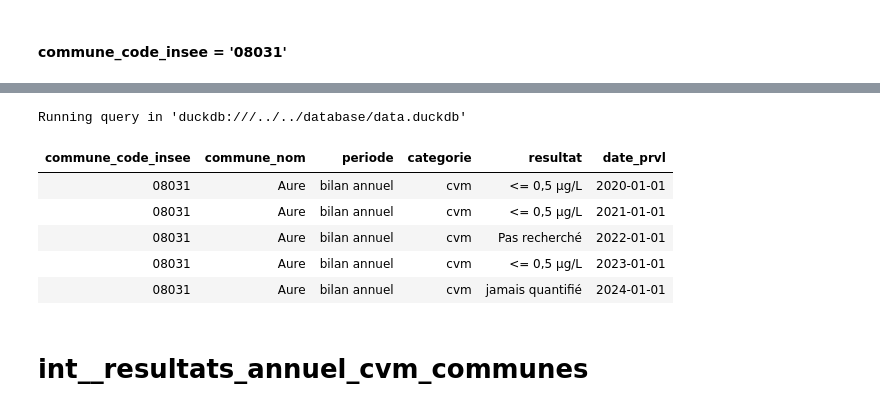
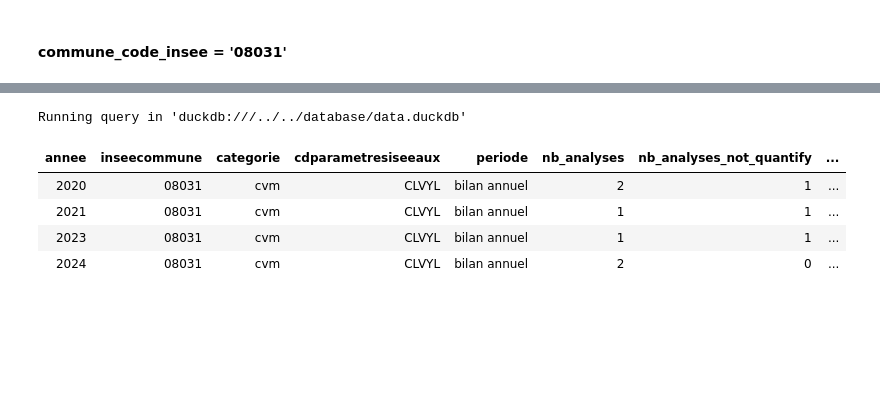
Before and after one commit to dataforgoodfr/13_pollution_eau, a Jupyter notebook: analytics/notebooks/cvm_calcul_conformite_par_commune-MAJ.ipynb, the cells around one changed output, grey strips where cells are left out. Cells and saved outputs as stored; diff of their text form; code cells hidden in the pictures; blank space fills up the shorter version.

```diff
--- a/analytics/notebooks/cvm_calcul_conformite_par_commune-MAJ.ipynb
+++ b/analytics/notebooks/cvm_calcul_conformite_par_commune-MAJ.ipynb
@@ -566,23 +580,20 @@ Running query in 'duckdb:///../../database/data.duckdb'
 | 00800105054 | CLVYL | 0.800 | <=0.5 µg/L | 2024 | 0.5 | µg/L | ... |
 | 00800106109 | CLVYL | 0.900 | <=0.5 µg/L | 2024 | 0.5 | µg/L | ... |
 # %%
-%%sql --with resultats_ALL_communes_name
+%%sql --with resultats_cvm
  SELECT
    *
  FROM
-   resultats_ALL_communes_name
+   resultats_cvm
 WHERE
-    commune_code_insee = '08031'
+    inseecommune = '08031'
     AND categorie = 'cvm'
 ORDER BY
-    date_prvl
+    annee
 # %% [output]
 Running query in 'duckdb:///../../database/data.duckdb'
-| commune_code_insee | commune_nom | periode | categorie | resultat | date_prvl |
-| 08031 | Aure | bilan annuel | cvm | <= 0,5 µg/L | 2020-01-01 |
-| 08031 | Aure | bilan annuel | cvm | <= 0,5 µg/L | 2021-01-01 |
-| 08031 | Aure | bilan annuel | cvm | Pas recherché | 2022-01-01 |
-| 08031 | Aure | bilan annuel | cvm | <= 0,5 µg/L | 2023-01-01 |
-| 08031 | Aure | bilan annuel | cvm | jamais quantifié | 2024-01-01 |
+| annee | inseecommune | categorie | cdparametresiseeaux | periode | nb_analyses | nb_analyses_not_quantify | ... |
+| 2020 | 08031 | cvm | CLVYL | bilan annuel | 2 | 1 | ... |
+| 2021 | 08031 | cvm | CLVYL | bilan annuel | 1 | 1 | ... |
+| 2023 | 08031 | cvm | CLVYL | bilan annuel | 1 | 1 | ... |
+| 2024 | 08031 | cvm | CLVYL | bilan annuel | 2 | 0 | ... |
-# %% [markdown]
-# int__resultats_annuel_cvm_communes
```
Also changed, not shown: parts of 17 cells of this notebook, 2 other files.
